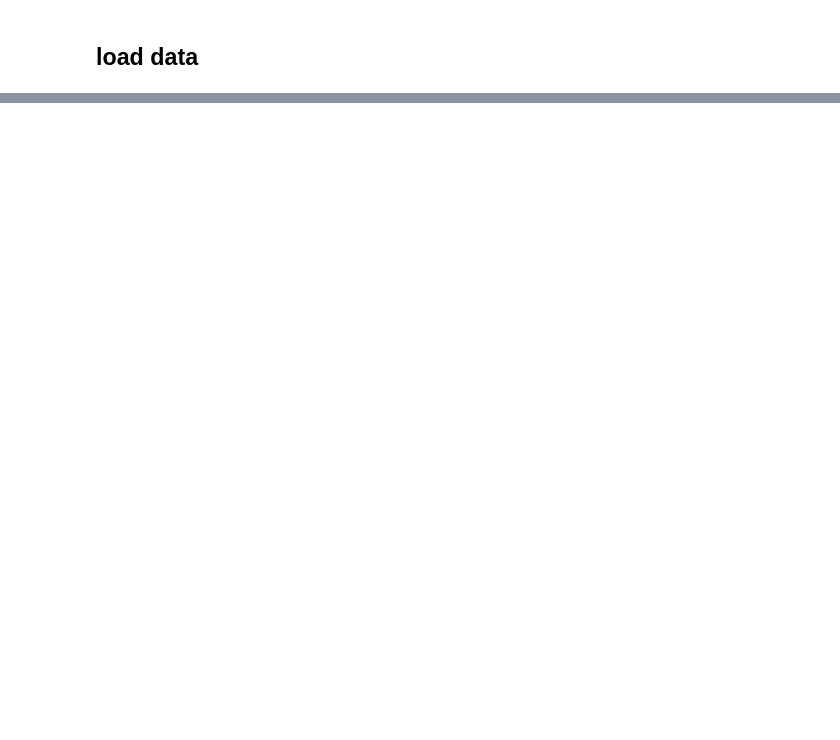
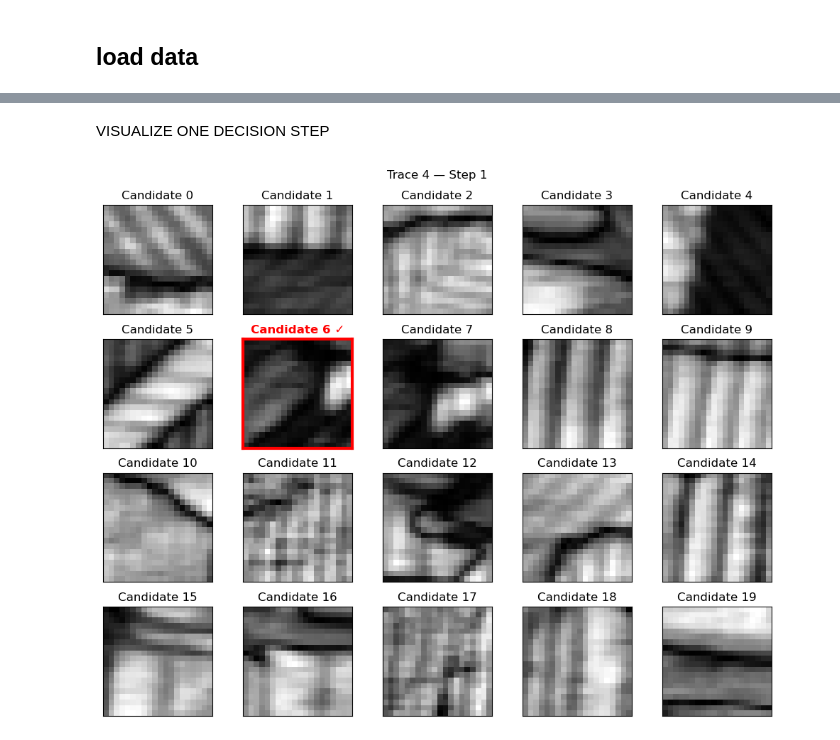
Before and after one commit to KalininGroup/athena_camm_hackathon, a Jupyter notebook: docs/day_20_10092026/llm_decision_making.ipynb, the cells around one changed output, grey strips where cells are left out. Cells and saved outputs as stored; diff of their text form; code cells hidden in the pictures; blank space fills up the shorter version.

```diff
--- a/docs/day_20_10092026/llm_decision_making.ipynb
+++ b/docs/day_20_10092026/llm_decision_making.ipynb
@@ -928,0 +94,20 @@ print(f"Random baseline:     {1/N_CANDIDATES:.1%}")
+# %%
+TRACE_ID = 4
+STEP = 1
+
+trace = traces[TRACE_ID]
+
+step_data = trace[STEP - 1]
+
+print("Selected candidate:",
+      step_data["selected_candidate"])
+
+print("Position:",
+      step_data["position"])
+
+print("Number of candidates:",
+      len(step_data["patches"]))
+
+if "score" in step_data:
+    print("Score:",
+          step_data["score"])
@@ -928,0 +119,59 @@ print(f"Random baseline:     {1/N_CANDIDATES:.1%}")
+# %% [markdown]
+VISUALIZE ONE DECISION STEP
+# %%
+patches = step_data["patches"]
+selected = step_data["selected_candidate"]
+
+n = len(patches)
+
+ncols = 5
+nrows = int(np.ceil(n / ncols))
+
+fig, axes = plt.subplots(
+    nrows,
+    ncols,
+    figsize=(10, 2 * nrows)
+)
+
+axes = np.array(axes).reshape(-1)
+
+for i, ax in enumerate(axes):
+
+    if i >= n:
+        ax.axis("off")
+        continue
+
+    ax.imshow(
+        patches[i],
+        cmap="gray"
+    )
+
+    if i == selected:
+
+        ax.set_title(
+            f"Candidate {i} ✓",
+            color="red",
+            weight="bold"
+        )
+
+        for spine in ax.spines.values():
+            spine.set_edgecolor("red")
+            spine.set_linewidth(3)
+
+    else:
+
+        ax.set_title(
+            f"Candidate {i}"
+        )
+
+    ax.set_xticks([])
+    ax.set_yticks([])
+
+plt.suptitle(
+    f"Trace {TRACE_ID} — Step {STEP}"
+)
+
+plt.tight_layout()
+plt.show()
+# %% [output]
+[figure, added]
```
Also changed, not shown: parts of 90 cells of this notebook.
